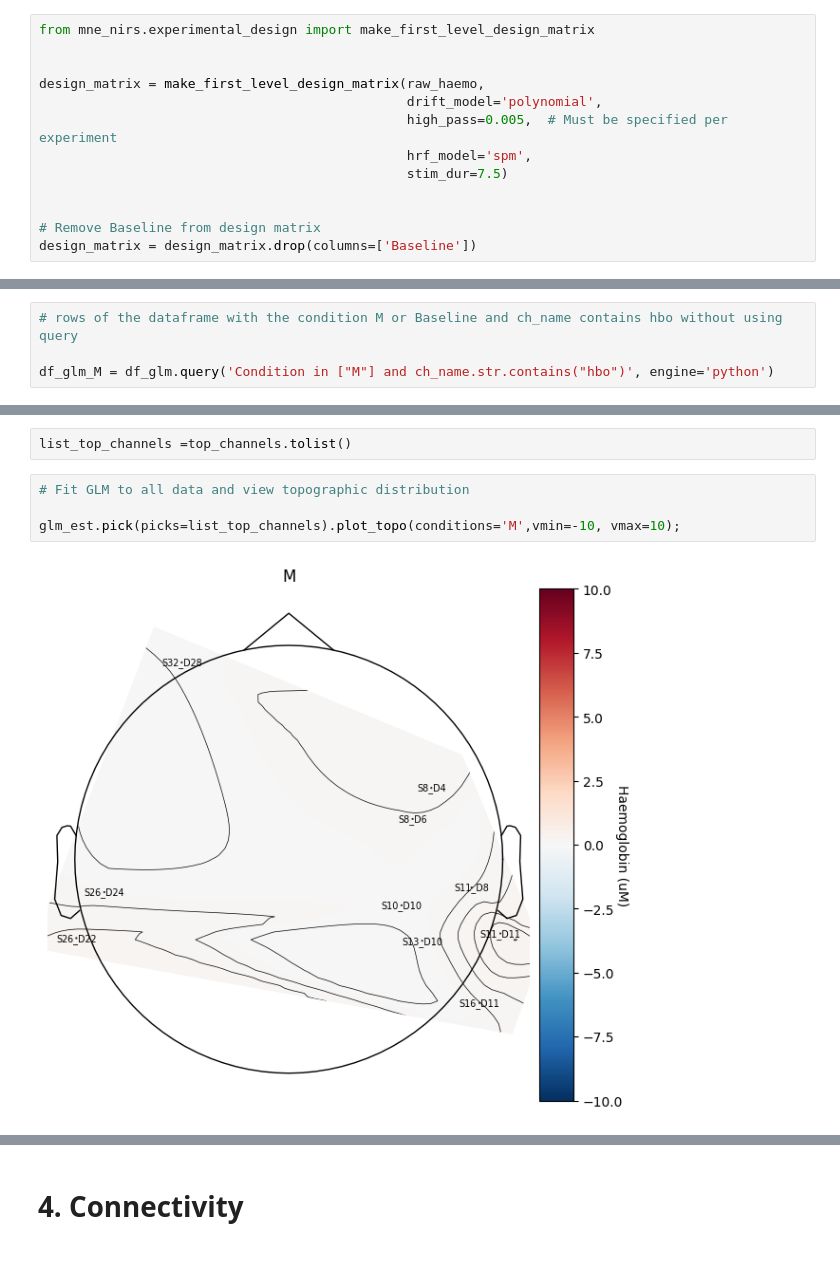
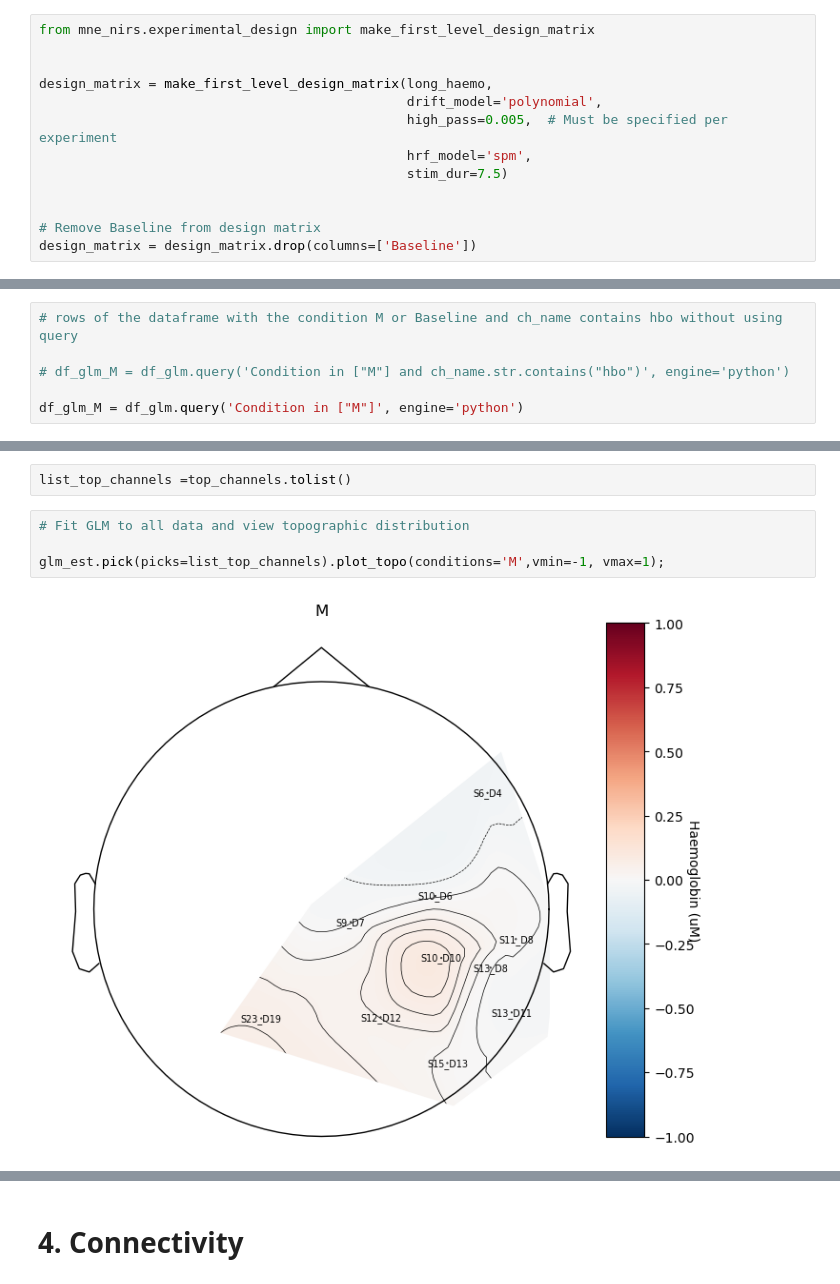
Before and after one commit to CIBIT-UC/NIRS-UC-UCP-colab, a Jupyter notebook: scripts/d_Data_explore.ipynb, the cells around one changed output, grey strips where cells are left out. Cells and saved outputs as stored; diff of their text form.

Commit message:
update with connectivity first draft

```diff
--- a/scripts/d_Data_explore.ipynb
+++ b/scripts/d_Data_explore.ipynb
@@ -282,7 +282,7 @@ events_df_lsa.head()
 from mne_nirs.experimental_design import make_first_level_design_matrix
 
 
-design_matrix = make_first_level_design_matrix(raw_haemo,
+design_matrix = make_first_level_design_matrix(long_haemo,
                                                drift_model='polynomial',
                                                high_pass=0.005,  # Must be specified per experiment
                                                hrf_model='spm',
@@ -471,7 +472,9 @@ df_glm.head()
 # %%
 # rows of the dataframe with the condition M or Baseline and ch_name contains hbo without using query
 
-df_glm_M = df_glm.query('Condition in ["M"] and ch_name.str.contains("hbo")', engine='python')
+# df_glm_M = df_glm.query('Condition in ["M"] and ch_name.str.contains("hbo")', engine='python')
+
+df_glm_M = df_glm.query('Condition in ["M"]', engine='python')
 # %%
 # plot boxplot of the df_glm_M t values using seaborn using Condition as x
 import seaborn as sns
@@ -510,8 +513,8 @@ list_top_channels =top_channels.tolist()
 # %%
 # Fit GLM to all data and view topographic distribution
 
-glm_est.pick(picks=list_top_channels).plot_topo(conditions='M',vmin=-10, vmax=10);
+glm_est.pick(picks=list_top_channels).plot_topo(conditions='M',vmin=-1, vmax=1);
 # %% [output]
-[figure, old version]
+[figure, new version]
 # %%
 # glm_est.copy().surface_projection(condition="M", view="dorsal", chroma="hbo")
```
Also changed, not shown: parts of 18 cells of this notebook, 4 other files.
